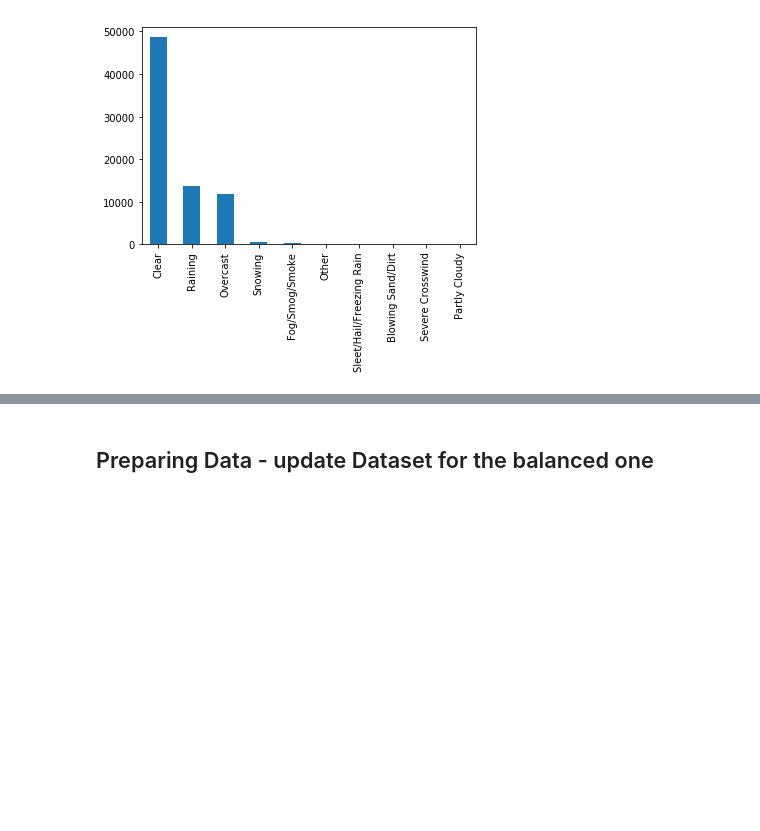
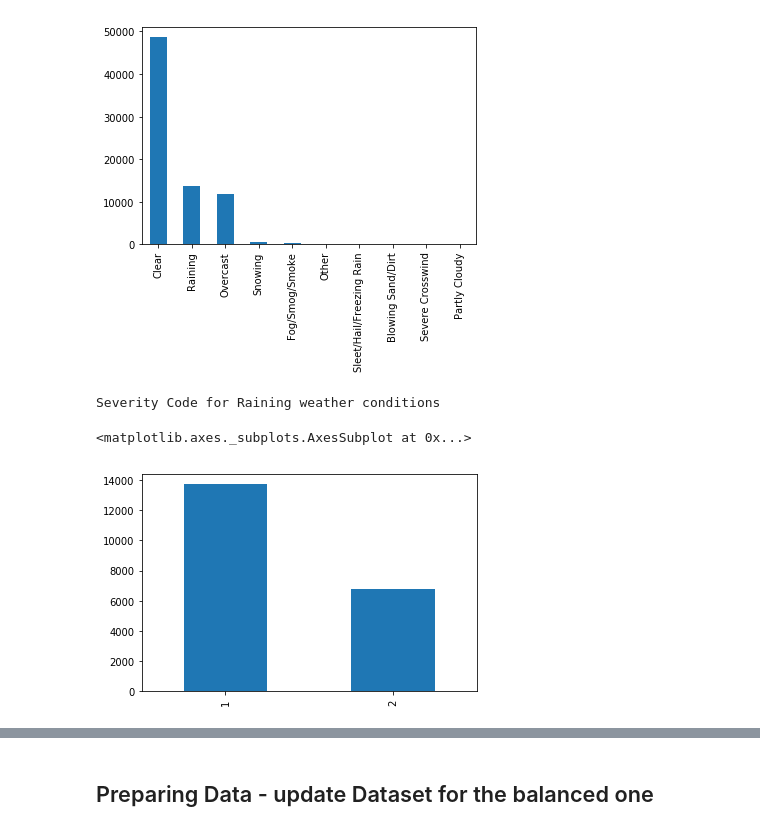
Before and after one commit to delsakov/Coursera-DataScience, a Jupyter notebook: Data Science Capstone.ipynb, the cells around one changed output, grey strips where cells are left out. Drawn from its saved outputs; the diff is of its cells as text; code cells hidden in the pictures; blank space fills up the shorter version.

```diff
--- a/Data Science Capstone.ipynb
+++ b/Data Science Capstone.ipynb
@@ -311,8 +245,12 @@ super_2_df.WEATHER.value_counts().plot(kind='bar')
 <matplotlib.axes._subplots.AxesSubplot at 0x...>
 [figure]
 # %%
-super_3_df = unknown_df[['SEVERITYCODE', 'WEATHER']]
+super_3_df = timeoftheday_df[['SEVERITYCODE', 'WEATHER']]
 super_3_df.drop(super_3_df[super_3_df['WEATHER'] != 'Raining'].index, inplace = True)
 print('Severity Code for Raining weather conditions')
 super_3_df.SEVERITYCODE.value_counts().plot(kind='bar')
+# %% [output]
+Severity Code for Raining weather conditions
+<matplotlib.axes._subplots.AxesSubplot at 0x...>
+[figure, added]
 # %%
```
Also changed, not shown: parts of 28 cells of this notebook.
